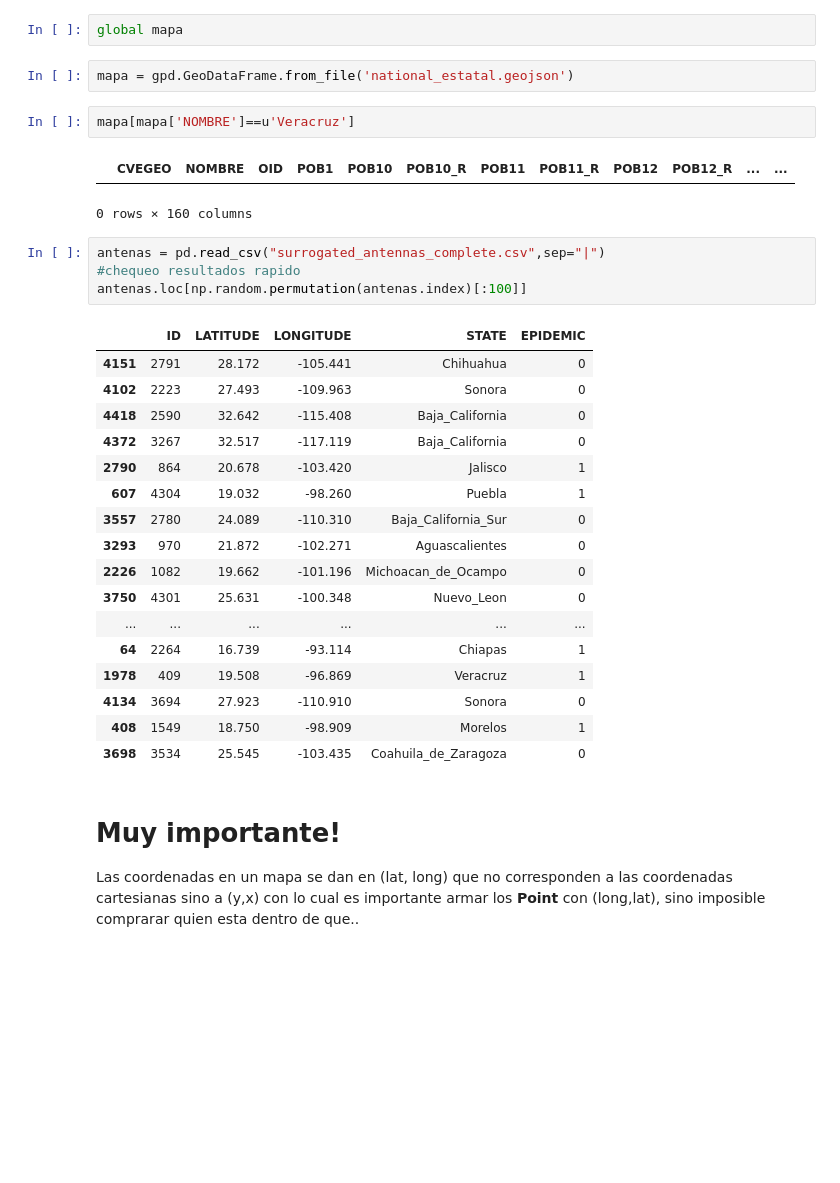
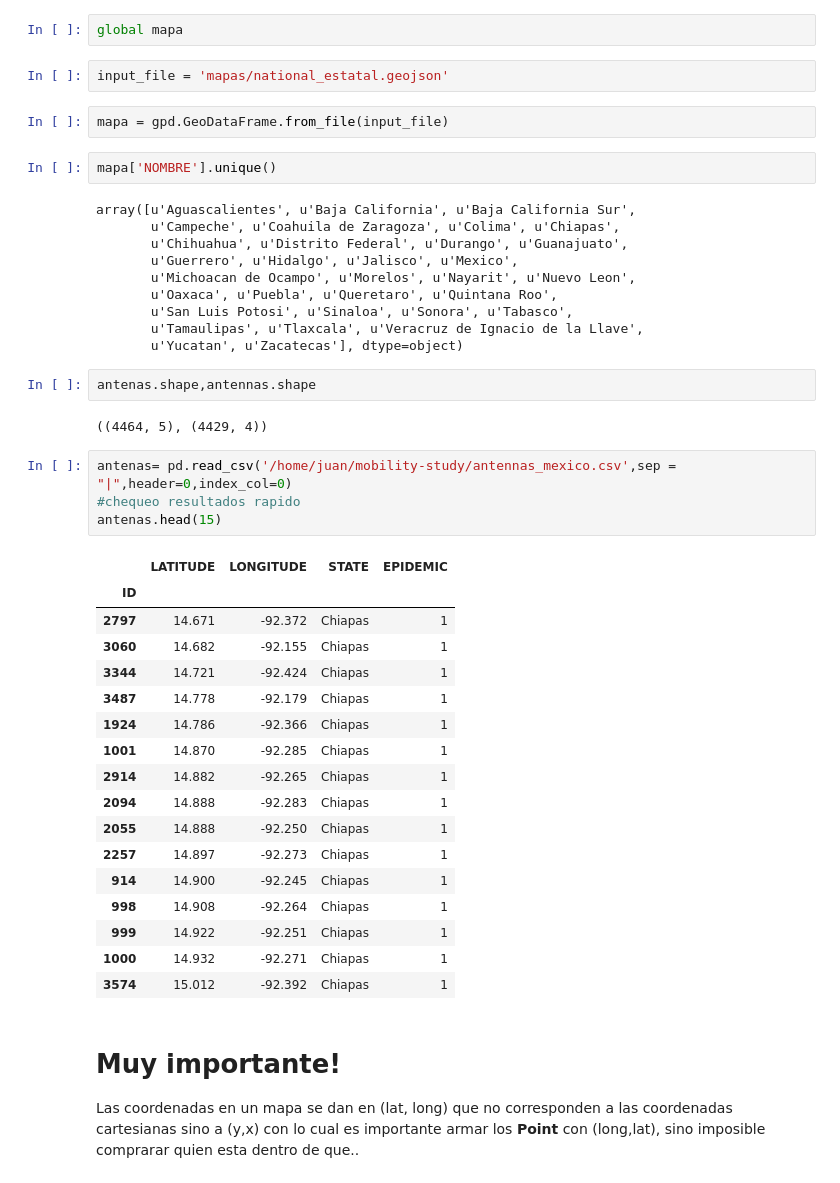
Before and after one commit to jdemonasterio/Tesis, a Jupyter notebook: Antennas plot??.ipynb, the cells around one changed output. Cells and saved outputs as stored; diff of their text form; blank space fills up the shorter version.

```diff
--- a/Antennas plot??.ipynb
+++ b/Antennas plot??.ipynb
@@ -23,35 +23,48 @@ import shapely
 np.random.seed(2015)
 # %%
 global mapa
+# %%
+input_file = 'mapas/national_estatal.geojson'
 # %%
-mapa = gpd.GeoDataFrame.from_file('national_estatal.geojson')
+mapa = gpd.GeoDataFrame.from_file(input_file)
 # %%
-mapa[mapa['NOMBRE']==u'Veracruz']
+mapa['NOMBRE'].unique()
 # %% [output]
-|  | CVEGEO | NOMBRE | OID | POB1 | POB10 | POB10_R | POB11 | POB11_R | POB12 | POB12_R | ... | ... |
-0 rows × 160 columns
+array([u'Aguascalientes', u'Baja California', u'Baja California Sur',
+       u'Campeche', u'Coahuila de Zaragoza', u'Colima', u'Chiapas',
+       u'Chihuahua', u'Distrito Federal', u'Durango', u'Guanajuato',
+       u'Guerrero', u'Hidalgo', u'Jalisco', u'Mexico',
+       u'Michoacan de Ocampo', u'Morelos', u'Nayarit', u'Nuevo Leon',
+       u'Oaxaca', u'Puebla', u'Queretaro', u'Quintana Roo',
+       u'San Luis Potosi', u'Sinaloa', u'Sonora', u'Tabasco',
+       u'Tamaulipas', u'Tlaxcala', u'Veracruz de Ignacio de la Llave',
+       u'Yucatan', u'Zacatecas'], dtype=object)
+# %%
+antenas.shape,antennas.shape
+# %% [output]
+((4464, 5), (4429, 4))
 # %%
-antenas = pd.read_csv("surrogated_antennas_complete.csv",sep="|")
+antenas= pd.read_csv('/home/juan/mobility-study/antennas_mexico.csv',sep = "|",header=0,index_col=0)
 #chequeo resultados rapido
-antenas.loc[np.random.permutation(antenas.index)[:100]]
+antenas.head(15)
 # %% [output]
-|  | ID | LATITUDE | LONGITUDE | STATE | EPIDEMIC |
-| 4151 | 2791 | 28.172 | -105.441 | Chihuahua | 0 |
-| 4102 | 2223 | 27.493 | -109.963 | Sonora | 0 |
-| 4418 | 2590 | 32.642 | -115.408 | Baja_California | 0 |
-| 4372 | 3267 | 32.517 | -117.119 | Baja_California | 0 |
-| 2790 | 864 | 20.678 | -103.420 | Jalisco | 1 |
-| 607 | 4304 | 19.032 | -98.260 | Puebla | 1 |
-| 3557 | 2780 | 24.089 | -110.310 | Baja_California_Sur | 0 |
-| 3293 | 970 | 21.872 | -102.271 | Aguascalientes | 0 |
-| 2226 | 1082 | 19.662 | -101.196 | Michoacan_de_Ocampo | 0 |
-| 3750 | 4301 | 25.631 | -100.348 | Nuevo_Leon | 0 |
-| ... | ... | ... | ... | ... | ... |
-| 64 | 2264 | 16.739 | -93.114 | Chiapas | 1 |
-| 1978 | 409 | 19.508 | -96.869 | Veracruz | 1 |
-| 4134 | 3694 | 27.923 | -110.910 | Sonora | 0 |
-| 408 | 1549 | 18.750 | -98.909 | Morelos | 1 |
-| 3698 | 3534 | 25.545 | -103.435 | Coahuila_de_Zaragoza | 0 |
+|  | LATITUDE | LONGITUDE | STATE | EPIDEMIC |
+| ID |  |  |  |  |
+| 2797 | 14.671 | -92.372 | Chiapas | 1 |
+| 3060 | 14.682 | -92.155 | Chiapas | 1 |
+| 3344 | 14.721 | -92.424 | Chiapas | 1 |
+| 3487 | 14.778 | -92.179 | Chiapas | 1 |
+| 1924 | 14.786 | -92.366 | Chiapas | 1 |
+| 1001 | 14.870 | -92.285 | Chiapas | 1 |
+| 2914 | 14.882 | -92.265 | Chiapas | 1 |
+| 2094 | 14.888 | -92.283 | Chiapas | 1 |
+| 2055 | 14.888 | -92.250 | Chiapas | 1 |
+| 2257 | 14.897 | -92.273 | Chiapas | 1 |
+| 914 | 14.900 | -92.245 | Chiapas | 1 |
+| 998 | 14.908 | -92.264 | Chiapas | 1 |
+| 999 | 14.922 | -92.251 | Chiapas | 1 |
+| 1000 | 14.932 | -92.271 | Chiapas | 1 |
+| 3574 | 15.012 | -92.392 | Chiapas | 1 |
 # %% [markdown]
 # Muy importante!
 
```
Also changed, not shown: parts of 4 cells of this notebook, 4 other files.
